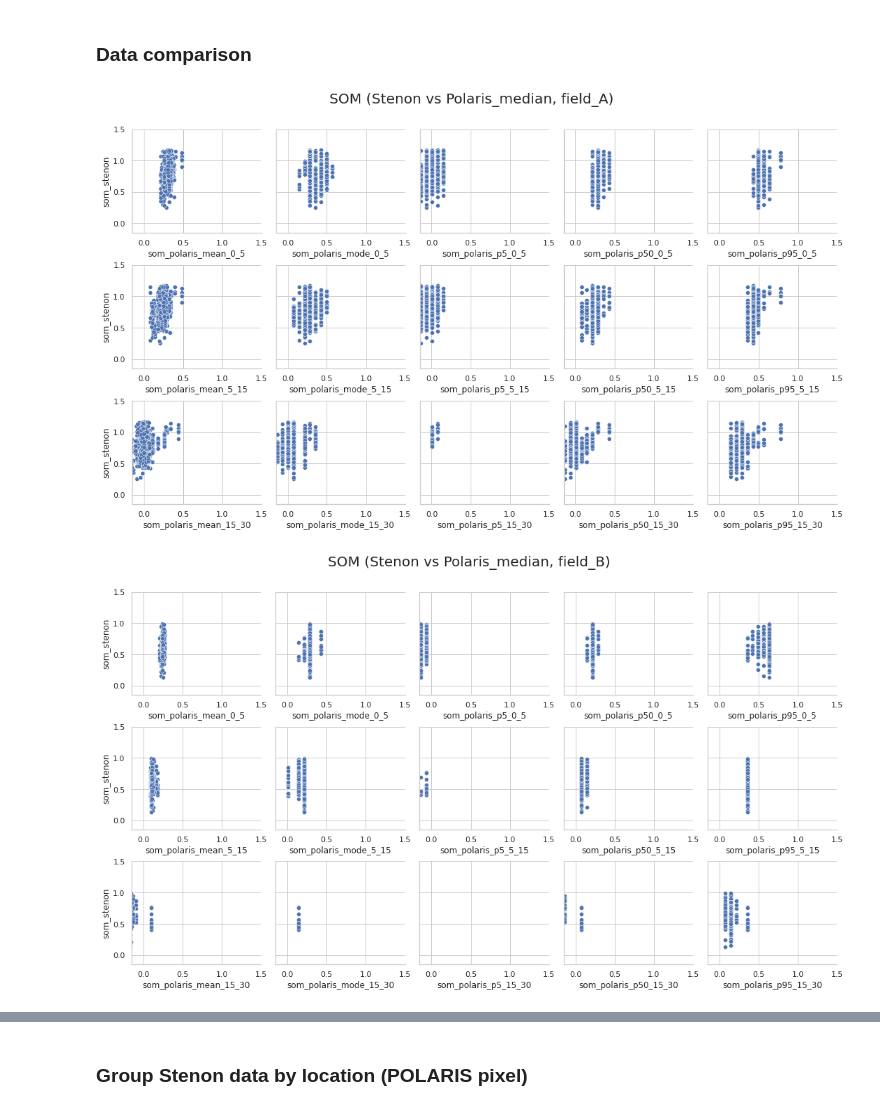
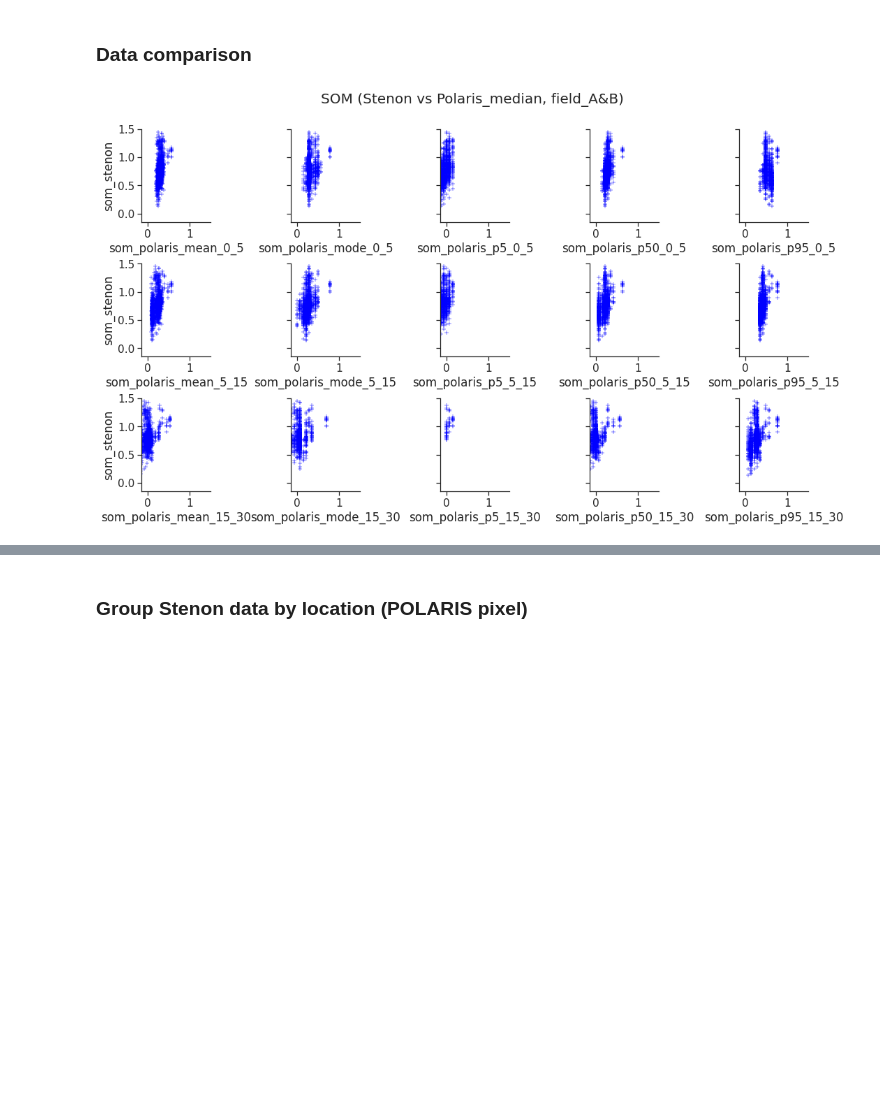
Before and after one commit to giangtr0912/challenge_geo, a Jupyter notebook: notebook/som.ipynb, the cells around one changed output, grey strips where cells are left out. Cells and saved outputs as stored; diff of their text form; code cells hidden in the pictures; blank space fills up the shorter version.

```diff
--- a/notebook/som.ipynb
+++ b/notebook/som.ipynb
@@ -279,10 +279,10 @@ Following Rows: [6, 7, 12, 148, 380, 410, 459, 548, 549, 605, 817, 827, 942, 943
 #   duplicateRowsDF = df_data[df_data.duplicated([col])]
 #   print("Duplicate Rows based on a single column are:", duplicateRowsDF, sep='\n')
 # %%
-# Count number of Rows having  all element are NaN or Empty
-nrows_all_NaN = df_data.shape[0] - df_data.isnull().all(axis=1).shape[0]
-print ("Total number of Rows having  all elements are NaN or Empty: {}".format(nrows_all_NaN))
+# # Count number of Rows having  all elements are NaN or Empty
+# nrows_all_NaN = df_data.shape[0] - df_data.isnull().all(axis=1).shape[0]
+# print ("Total number of Rows having  all elements are NaN or Empty: {}".format(nrows_all_NaN))
 
-if nrows_all_NaN> 0:
-    print (df_data.loc[nrows_all_NaN])
-    df_data = df_data.loc[df_data.index.drop(nrows_all_NaN)]
+# if nrows_all_NaN> 0:
+#     print (df_data.loc[nrows_all_NaN])
+#     df_data = df_data.loc[df_data.index.drop(nrows_all_NaN)]
@@ -552,0 +546,10 @@ df_data_correct_geo.shape
+# %%
+_, geojson_obj, area_extent = pandas_to_geojson(df_data_correct_geo.iloc[:, :4][df_data_correct_geo['location']== 'field_B'])
+fc = geemap.geojson_to_ee(geojson_obj)
+
+Map = geemap.Map(center=(lat_median, lon_median), zoom=15, lite_mode=True)
+# https://viewer.nationalmap.gov/services/
+url = 'https://mt1.google.com/vt/lyrs=y&x={x}&y={y}&z={z}'
+Map.add_tile_layer(url, name='Google Satellite', attribution='Google')
+Map.addLayer(fc, {}, 'csv to ee 2')
+Map
@@ -700,7 +675,7 @@ DEFAULT_CHALLENGE_LAYERS = ['0_5', '5_15', '15_30']
 DEFAULT_CHALLENGE_STATISTICS = ['mean', 'mode', 'p5', 'p50', 'p95']
 DEFAULT_CHALLENGE_PARAMETERS = ['om']
 
-_, geojson_obj, area_extent = pandas_to_geojson(df_data_correct_geo_clean, './data.geojson')
+_, geojson_obj, area_extent = pandas_to_geojson(df_data_correct_geo, './data.geojson')
 url_path_lst = download_polaris_data(area_extent, layers=DEFAULT_CHALLENGE_LAYERS, statistics=DEFAULT_CHALLENGE_STATISTICS, parameters=DEFAULT_CHALLENGE_PARAMETERS)
 # %% [output]
 Beginning file download with wget module http://hydrology.cee.duke.edu/POLARIS/PROPERTIES/v1.0/om/mean/0_5/lat4142_lon-93-92.tif
@@ -781,41 +756,41 @@ def plot_stenon_polaris(df,
                         features_names = ['som_polaris_mean_0_5', 'som_polaris_mode_0_5', 'som_polaris_p5_0_5', 'som_polaris_p50_0_5', 'som_polaris_p95_0_5',
                                           'som_polaris_mean_5_15', 'som_polaris_mode_5_15', 'som_polaris_p5_5_15', 'som_polaris_p50_5_15', 'som_polaris_p95_5_15',
                                           'som_polaris_mean_15_30', 'som_polaris_mode_15_30', 'som_polaris_p5_15_30', 'som_polaris_p50_15_30', 'som_polaris_p95_15_30']
 ,
                         x_lim_max=None,
                         y_lim_max=None
                         ):
 
   g = sns.FacetGrid(pd.DataFrame(features_names), col=0, col_wrap=5, sharex=False)
   for ax, x_var in zip(g.axes, features_names):
-      sns.scatterplot(data=df, x=x_var, y=y_name, ax=ax)
+      sns.scatterplot(data=df, x=x_var, y=y_name, ax=ax, marker="+", color='blue')
   g.tight_layout()
 
   g.tight_layout()
   if x_lim_max is not None:
     g.set(xlim=(-0.15, x_lim_max))
   if y_lim_max is not None:
     g.set(ylim=(-0.15, y_lim_max))
 
   #move overall title up
   g.fig.subplots_adjust(top=0.9)
   g.fig.suptitle('SOM (Stenon vs Polaris_median, {})'.format(field_name), fontsize=20)
 
   plt.savefig('Compare_with_POLARIS_SOM_{}.png'.format(field_name))
   plt.show()
 
 
 features_names = df_data_with_polaris_data.columns[3:-1].tolist()
 
-# Plotting: all layers, 0_5, 5_15, 15_30
-df_field_A = df_data_with_polaris_data[df_data_with_polaris_data['location']== 'field_A']
-df_field_B = df_data_with_polaris_data[df_data_with_polaris_data['location']== 'field_B']
+# # Plotting: all layers, 0_5, 5_15, 15_30
+# df_field_A = df_data_with_polaris_data[df_data_with_polaris_data['location']== 'field_A']
+# df_field_B = df_data_with_polaris_data[df_data_with_polaris_data['location']== 'field_B']
+# plot_stenon_polaris(df_field_A, features_names=features_names, field_name = 'field_A', x_lim_max=1.5, y_lim_max=1.5)
+# plot_stenon_polaris(df_field_B, features_names=features_names, field_name = 'field_B', x_lim_max=1.5, y_lim_max=1.5)
 
-plot_stenon_polaris(df_field_A, features_names=features_names, field_name = 'field_A', x_lim_max=1.5, y_lim_max=1.5)
-plot_stenon_polaris(df_field_B, features_names=features_names, field_name = 'field_B', x_lim_max=1.5, y_lim_max=1.5)
+plot_stenon_polaris(df_data_with_polaris_data, features_names=features_names, field_name = 'field_A&B', x_lim_max=1.5, y_lim_max=1.5)
 # %% [output]
-[figure, old version]
+[figure, new version]
-[figure, removed]
 # %%
 def plot_stenon_polaris_0_30(df,
                         field_name,
```
Also changed, not shown: parts of 74 cells of this notebook.
